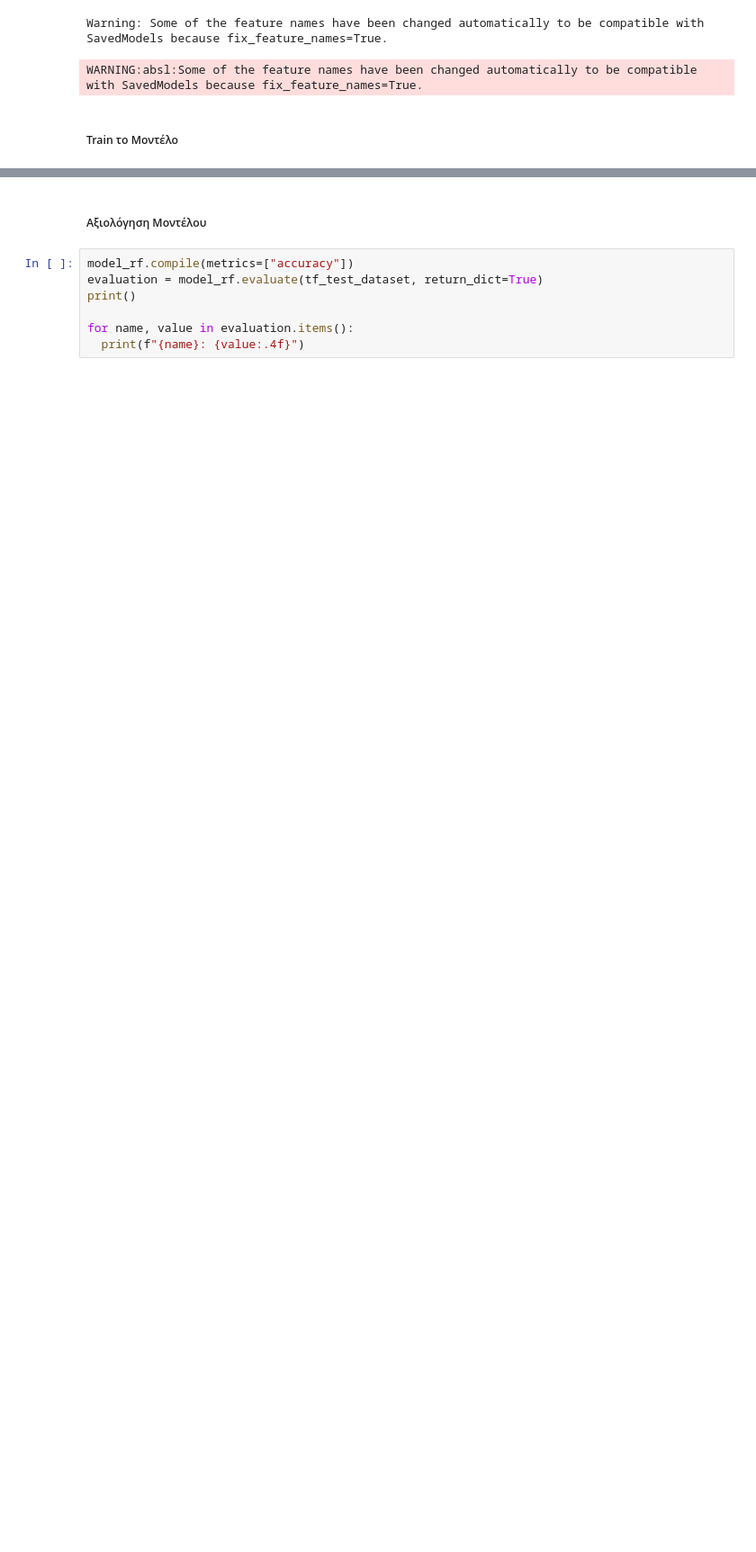
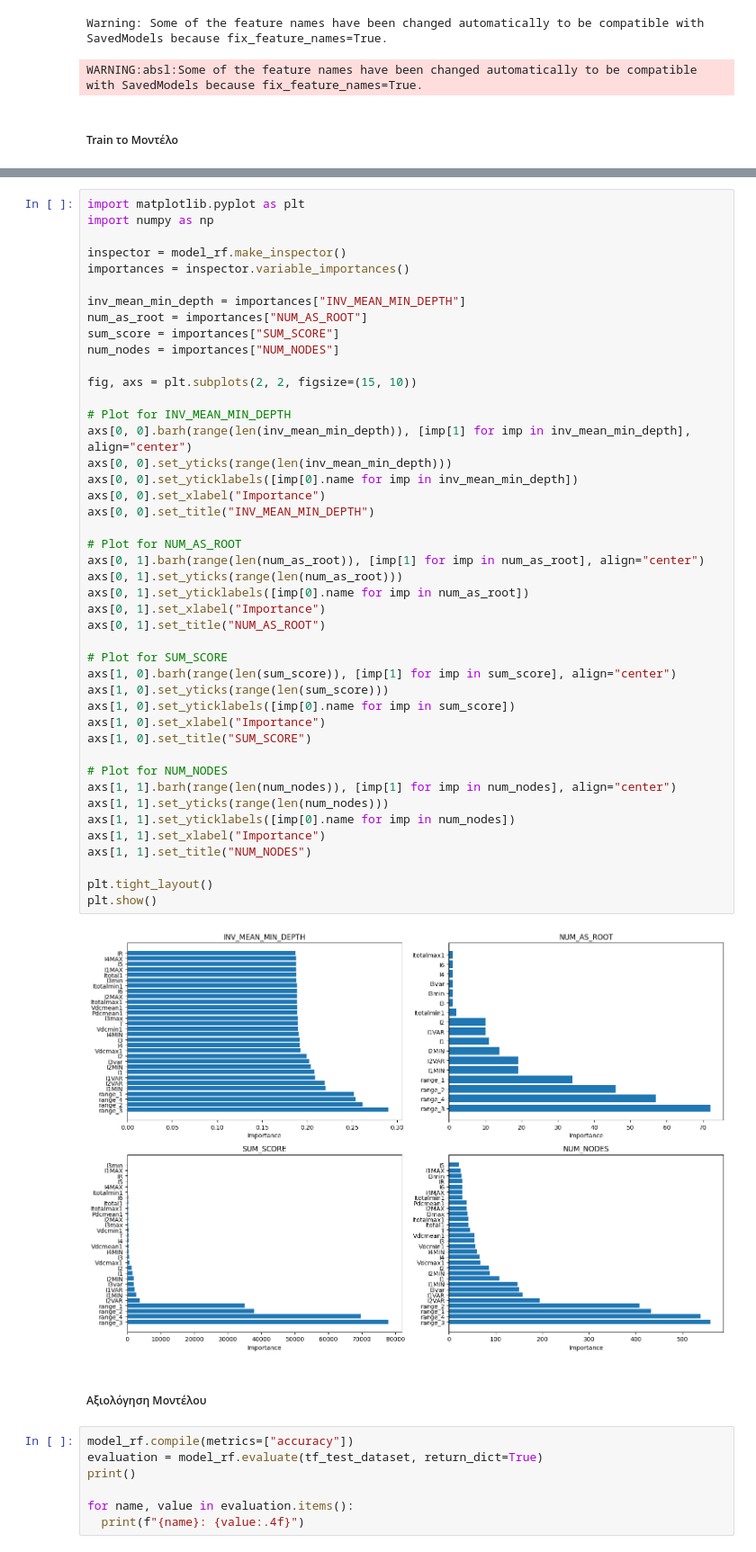
Before and after one commit to SarantisPapachrist/Diploma-Thesis, a Jupyter notebook: PV_dataset/Tensorflow_Random_Forest.ipynb, the cells around one changed output, grey strips where cells are left out. Shown at 90% size. Cells and saved outputs as stored; diff of their text form; blank space fills up the shorter version.

```diff
--- a/PV_dataset/Tensorflow_Random_Forest.ipynb
+++ b/PV_dataset/Tensorflow_Random_Forest.ipynb
@@ -60,6 +77,52 @@ INV_MEAN_MIN_DEPTH: [("range_3" (1; #29), 0.2906421428065502), ("range_2" (1; #2
 NUM_AS_ROOT: [("range_3" (1; #29), 72.0), ("range_4" (1; #30), 57.0), ("range_2" (1; #28), 46.0), ("range_1" (1; #27), 34.0), ("I1MIN" (1; #2), 19.0), ("I2VAR" (1; #7), 19.0), ("I2MIN" (1; #6), 14.0), ...
 SUM_SCORE: [("range_3" (1; #29), 77967.8847813867), ("range_4" (1; #30), 69649.19898890518), ("range_2" (1; #28), 37867.38916694), ("range_1" (1; #27), 35069.843480664305), ("I2VAR" (1; #7), 3745.5692 ...
 NUM_NODES: [("range_3" (1; #29), 560.0), ("range_4" (1; #30), 539.0), ("range_1" (1; #27), 433.0), ("range_2" (1; #28), 408.0), ("I2VAR" (1; #7), 194.0), ("I1VAR" (1; #3), 158.0), ("I3var" (1; #11), 1 ...
+# %%
+import matplotlib.pyplot as plt
+import numpy as np
+
+inspector = model_rf.make_inspector()
+importances = inspector.variable_importances()
+
+inv_mean_min_depth = importances["INV_MEAN_MIN_DEPTH"]
+num_as_root = importances["NUM_AS_ROOT"]
+sum_score = importances["SUM_SCORE"]
+num_nodes = importances["NUM_NODES"]
+
+fig, axs = plt.subplots(2, 2, figsize=(15, 10))
+
+# Plot for INV_MEAN_MIN_DEPTH
+axs[0, 0].barh(range(len(inv_mean_min_depth)), [imp[1] for imp in inv_mean_min_depth], align="center")
+axs[0, 0].set_yticks(range(len(inv_mean_min_depth)))
+axs[0, 0].set_yticklabels([imp[0].name for imp in inv_mean_min_depth])
+axs[0, 0].set_xlabel("Importance")
+axs[0, 0].set_title("INV_MEAN_MIN_DEPTH")
+
+# Plot for NUM_AS_ROOT
+axs[0, 1].barh(range(len(num_as_root)), [imp[1] for imp in num_as_root], align="center")
+axs[0, 1].set_yticks(range(len(num_as_root)))
+axs[0, 1].set_yticklabels([imp[0].name for imp in num_as_root])
+axs[0, 1].set_xlabel("Importance")
+axs[0, 1].set_title("NUM_AS_ROOT")
+
+# Plot for SUM_SCORE
+axs[1, 0].barh(range(len(sum_score)), [imp[1] for imp in sum_score], align="center")
+axs[1, 0].set_yticks(range(len(sum_score)))
+axs[1, 0].set_yticklabels([imp[0].name for imp in sum_score])
+axs[1, 0].set_xlabel("Importance")
+axs[1, 0].set_title("SUM_SCORE")
+
+# Plot for NUM_NODES
+axs[1, 1].barh(range(len(num_nodes)), [imp[1] for imp in num_nodes], align="center")
+axs[1, 1].set_yticks(range(len(num_nodes)))
+axs[1, 1].set_yticklabels([imp[0].name for imp in num_nodes])
+axs[1, 1].set_xlabel("Importance")
+axs[1, 1].set_title("NUM_NODES")
+
+plt.tight_layout()
+plt.show()
+# %% [output]
+[figure, added]
 # %% [markdown]
 ##### Αξιολόγηση Μοντέλου
 # %%
```
Also changed, not shown: parts of 20 cells of this notebook.
